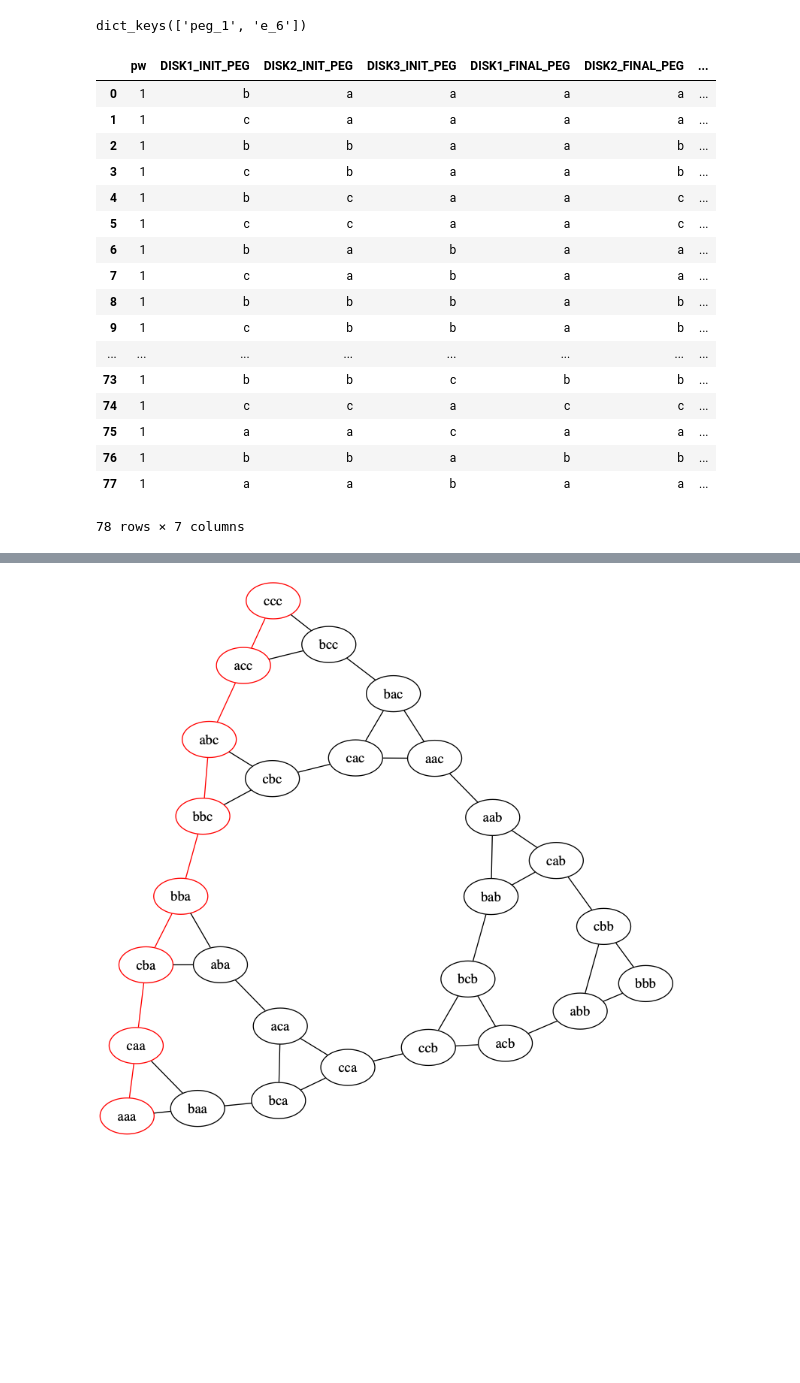
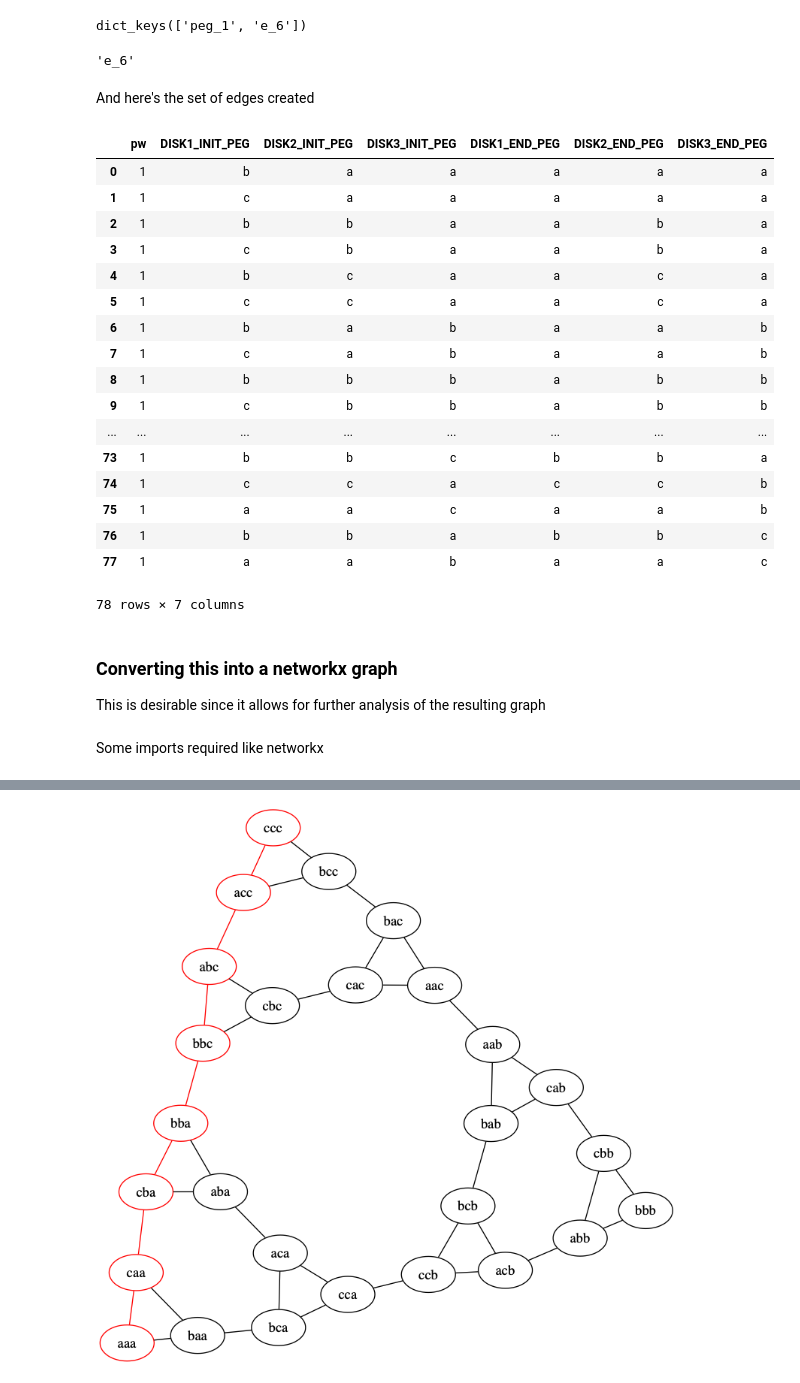
Before and after one commit to sahil1105/PWE-demos-dev, a Jupyter notebook: TOH Graphical Representation.ipynb, the cells around one changed output, grey strips where cells are left out. Saved outputs shown, nothing was run; the diff lists cells and outputs as text; code cells hidden in the pictures; blank space fills up the shorter version.

Commit message:
finished the toh graph rep nb

```diff
--- a/TOH Graphical Representation.ipynb
+++ b/TOH Graphical Representation.ipynb
@@ -18,19 +18,38 @@ NUM_DISKS = 3
 NUM_PEGS = 3
 # %%
 toh_edge_rules = []
-toh_edge_rules.append('peg({}).'.format(';'.join([str(i+1) for i in range(NUM_PEGS)])))
 
+# Add the schema information for the 'peg' relation
+toh_edge_rules.append('% define peg(PEG_ID)')
+
+# Define the pegs as peg(a), peg(b), peg(c), ...
+toh_edge_rules.append('peg({}).'.format(';'.join([chr(ord('a')+i) for i in range(NUM_PEGS)])))
+
+# Peg IDs for the disks i.e. D1, D2, D3, ...
 start_state = ['D{}'.format(d+1) for d in range(NUM_DISKS)]
+
+# Peg declaration for the disks i.e. peg(D1), peg(D2), peg(D3), ...
 start_state_pegs = ['peg({})'.format(d) for d in start_state]
+
+# Add schema information for the 'e' (edge) relation
+# i.e. % define e(DISK1_INIT_PEG, DISK2_INIT_PEG, ..., DISK1_END_PEG, DISK2_END_PEG, ...)
+edge_init_col_names = ['DISK{}_INIT_PEG'.format(i) for i in range(1, NUM_DISKS+1)]
+edge_end_col_names = ['DISK{}_END_PEG'.format(i) for i in range(1, NUM_DISKS+1)]
+toh_edge_rules.append('% define e({},{})'.format(','.join(edge_init_col_names),
+                                                 ','.join(edge_end_col_names)))
+
+# Create the rules that define if a disk i can be moved
 for i in range(NUM_DISKS):
+
+    # Create Peg IDs for the end state i.e. D1,.., D{i}_, D{i+1},...
     end_state = ['D{}'.format(d+1) if d != i else 'D{}_'.format(d+1) for d in range(NUM_DISKS)]
-    end_state_peg = 'peg({})'.format(end_state[i])
+    end_state_pegs = ['peg({})'.format(d) for d in end_state]
     unblocked_checks = ['{} != {}'.format(start_state[i], start_state[j]) for j in range(0, i)]
     valid_move_checks = ['{} != {}'.format(end_state[i], start_state[j]) for j in range(0, i)]
-    toh_edge_rules.append('e({0},{1}) :- {2}, {3}, {4}, {5}, {6}.'.format(','.join(start_state),
+    toh_edge_rules.append('e({0},{1}) :- {2}, {3}, {4}{5}{6}.'.format(','.join(start_state),
                                                                       ','.join(end_state),
                                                                       ','.join(start_state_pegs),
-                                                                       end_state_peg,
+                                                                       end_state_pegs[i],
                                                                       '{} != {}'.format(start_state[i], end_state[i]),
-                                                                       ','.join(unblocked_checks),
-                                                                       ','.join(valid_move_checks)))
+                                                                       ', {}'.format(', '.join(unblocked_checks)) if len(unblocked_checks) > 0 else '',
+                                                                       ', {}'.format(', '.join(valid_move_checks)) if len(valid_move_checks) > 0 else ''))
@@ -58,5 +69,5 @@ e(D1, D2, D3, D1, D2, D3_) :- peg(D1), peg(D2), peg(D3), peg(D3_), D3 != D3_, D1
 # %%
-clingo_soln, meta_data = run_clingo(clingo_rules=clingo_rules)
+clingo_soln, meta_data = run_clingo(clingo_rules=toh_edge_rules)
 print('\n'.join(clingo_soln))
 # %% [output]
 Answer: 1
@@ -86,27 +99,39 @@ Number of Models: 1
 pw_rels_dfs.keys()
 # %% [output]
 dict_keys(['peg_1', 'e_6'])
+# %%
+edge_rel_name = 'e_{}'.format(2*NUM_DISKS)
+edge_rel_name
+# %% [output]
+'e_6'
+# %% [markdown]
+And here's the set of edges created
 # %%
-pw_rels_dfs['e_6']
+pw_rels_dfs[edge_rel_name]
 # %% [output]
-|  | pw | DISK1_INIT_PEG | DISK2_INIT_PEG | DISK3_INIT_PEG | DISK1_FINAL_PEG | DISK2_FINAL_PEG | ... |
-| 0 | 1 | b | a | a | a | a | ... |
-| 1 | 1 | c | a | a | a | a | ... |
-| 2 | 1 | b | b | a | a | b | ... |
-| 3 | 1 | c | b | a | a | b | ... |
-| 4 | 1 | b | c | a | a | c | ... |
-| 5 | 1 | c | c | a | a | c | ... |
-| 6 | 1 | b | a | b | a | a | ... |
-| 7 | 1 | c | a | b | a | a | ... |
-| 8 | 1 | b | b | b | a | b | ... |
-| 9 | 1 | c | b | b | a | b | ... |
+|  | pw | DISK1_INIT_PEG | DISK2_INIT_PEG | DISK3_INIT_PEG | DISK1_END_PEG | DISK2_END_PEG | DISK3_END_PEG |
+| 0 | 1 | b | a | a | a | a | a |
+| 1 | 1 | c | a | a | a | a | a |
+| 2 | 1 | b | b | a | a | b | a |
+| 3 | 1 | c | b | a | a | b | a |
+| 4 | 1 | b | c | a | a | c | a |
+| 5 | 1 | c | c | a | a | c | a |
+| 6 | 1 | b | a | b | a | a | b |
+| 7 | 1 | c | a | b | a | a | b |
+| 8 | 1 | b | b | b | a | b | b |
+| 9 | 1 | c | b | b | a | b | b |
 | ... | ... | ... | ... | ... | ... | ... | ... |
-| 73 | 1 | b | b | c | b | b | ... |
-| 74 | 1 | c | c | a | c | c | ... |
-| 75 | 1 | a | a | c | a | a | ... |
-| 76 | 1 | b | b | a | b | b | ... |
-| 77 | 1 | a | a | b | a | a | ... |
+| 73 | 1 | b | b | c | b | b | a |
+| 74 | 1 | c | c | a | c | c | b |
+| 75 | 1 | a | a | c | a | a | b |
+| 76 | 1 | b | b | a | b | b | c |
+| 77 | 1 | a | a | b | a | a | c |
 78 rows × 7 columns
+# %% [markdown]
+### Converting this into a networkx graph
+This is desirable since it allows for further analysis of the resulting graph
+# %% [markdown]
+Some imports required like networkx
 # %%
 import networkx as nx
 import matplotlib.pyplot as plt
```
Also changed, not shown: parts of 17 cells of this notebook.
